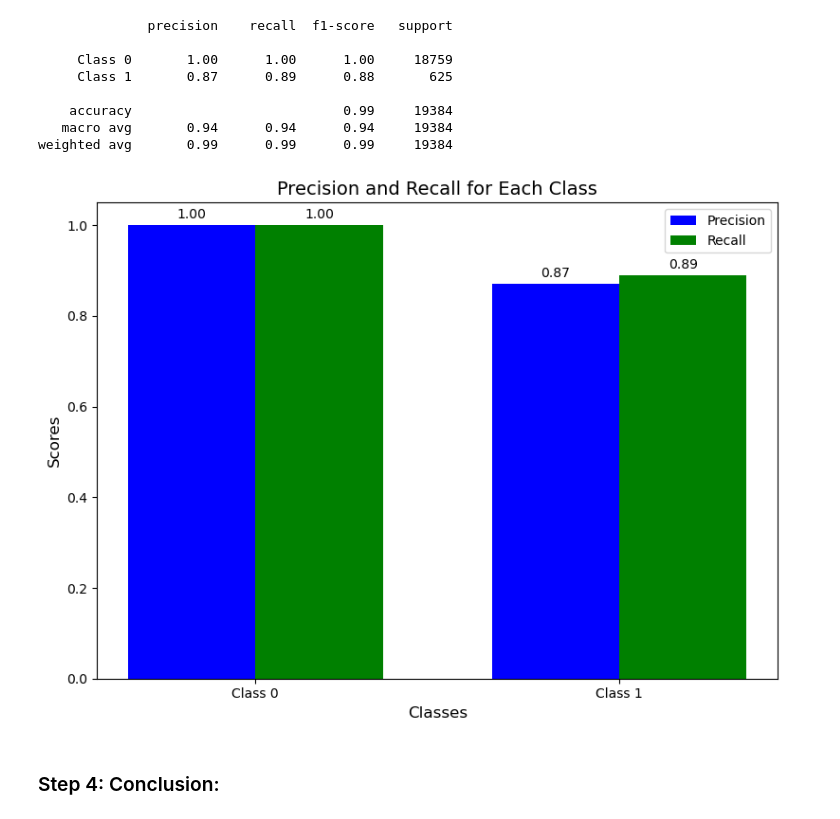
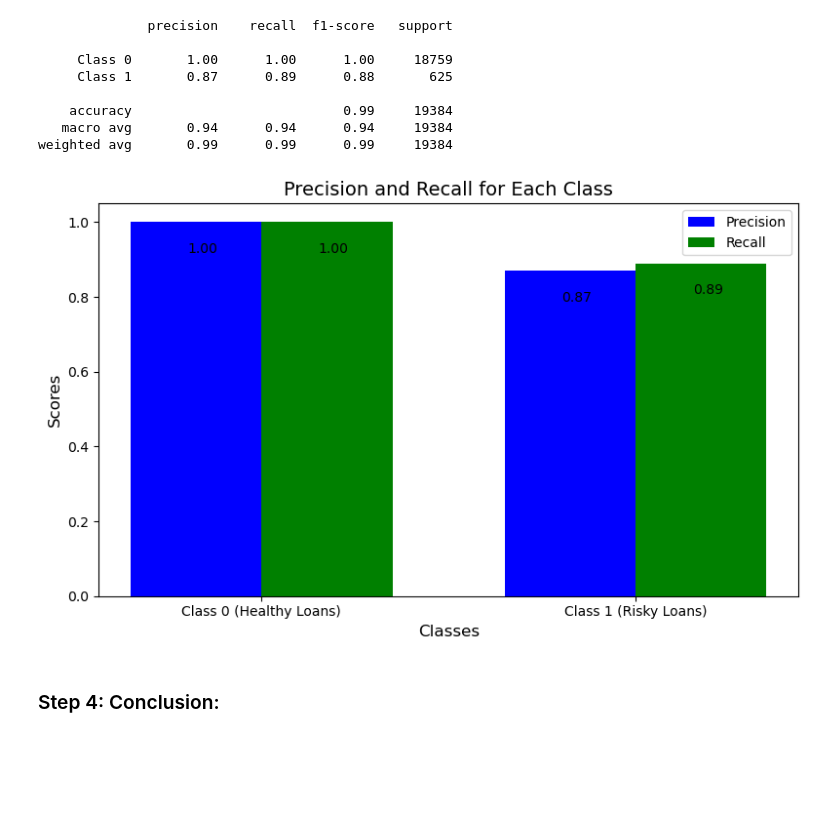
Before and after one commit to LegallyNotBlonde/credit-risk-classification, a Jupyter notebook: credit_risk_classification.ipynb, the cells around one changed output. Saved outputs shown, nothing was run; the diff lists cells and outputs as text; code cells hidden in the pictures; blank space fills up the shorter version.

```diff
--- a/credit_risk_classification.ipynb
+++ b/credit_risk_classification.ipynb
@@ -171,39 +171,42 @@ print(classification_report(y_test, predictions, target_names=target_results))
    macro avg       0.94      0.94      0.94     19384
 weighted avg       0.99      0.99      0.99     19384
 # %%
-# Data from the classification report
-classes = ['Class 0', 'Class 1']
+# Data from the classification report (see above)
+classes = ['Class 0 (Healthy Loans)', 'Class 1 (Risky Loans)']
 precision = [1.00, 0.87]
 recall = [1.00, 0.89]
 
 # Create the bar graph
 x = np.arange(len(classes))  # the label locations
 width = 0.35  # the width of the bars
 
-fig, ax = plt.subplots(figsize=(8, 6))
+fig, ax = plt.subplots(figsize=(8, 5))
 bar1 = ax.bar(x - width/2, precision, width, label='Precision', color='blue')
 bar2 = ax.bar(x + width/2, recall, width, label='Recall', color='green')
 
 # Add labels, title, and legend
 ax.set_xlabel('Classes', fontsize=12)
 ax.set_ylabel('Scores', fontsize=12)
 ax.set_title('Precision and Recall for Each Class', fontsize=14)
 ax.set_xticks(x)
 ax.set_xticklabels(classes, fontsize=10)
 ax.legend()
 
-# Add value labels to bars
+# Add value labels to bars (moved to bottom right)
 for bar in bar1 + bar2:
     height = bar.get_height()
-    ax.annotate(f'{height:.2f}', xy=(bar.get_x() + bar.get_width() / 2, height),
-                xytext=(0, 3), textcoords="offset points", ha='center', va='bottom', fontsize=10)
+    ax.annotate(f'{height:.2f}',
+                xy=(bar.get_x() + bar.get_width() / 2, height),
+                xytext=(5, -15),  # Position to the bottom right
+                textcoords="offset points",
+                ha='center', va='top', fontsize=10, color='black')
 
 plt.tight_layout()
 # Save the plot
 plt.savefig("Visualization/precision_recall.png", dpi=300, bbox_inches="tight")
 plt.show()
 # %% [output]
-[figure, old version]
+[figure, new version]
 # %% [markdown]
 ### Step 4: Conclusion:
 # %% [markdown]
```
Also changed, not shown: parts of 2 cells of this notebook, 4 other files.
